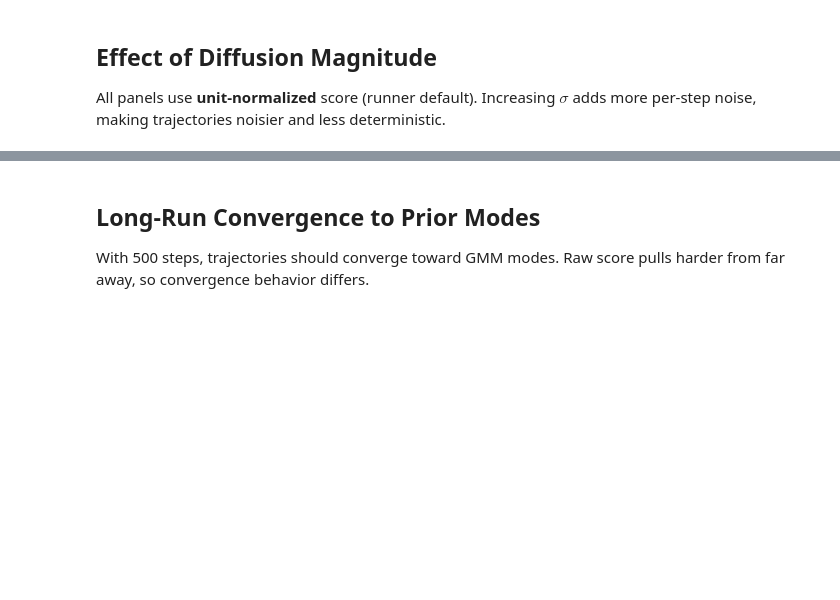
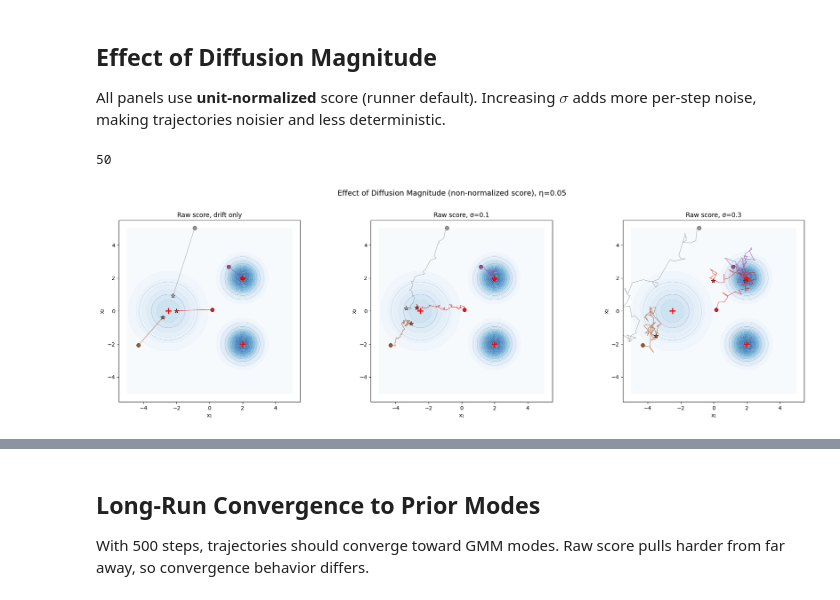
Before and after one commit to bjmedina/memory, a Jupyter notebook: notebooks/2d_trajectory_visualization.ipynb, the cells around one changed output, grey strips where cells are left out. Cells and saved outputs as stored; diff of their text form; code cells hidden in the pictures; blank space fills up the shorter version.

```diff
--- a/notebooks/2d_trajectory_visualization.ipynb
+++ b/notebooks/2d_trajectory_visualization.ipynb
@@ -150,4 +185,35 @@ plt.show()
 
 All panels use **unit-normalized** score (runner default). Increasing $\sigma$ adds more per-step noise,
 making trajectories noisier and less deterministic.
+# %%
+sigmas = [0.0, 0.1, 0.3]
+indices = rng_sel.choice(len(X0), size=n_traj, replace=False)
+
+n_traj = 4
+rng_sel = np.random.default_rng(77)
+indices = rng_sel.choice(len(X0), size=n_traj, replace=False)
+colors = plt.cm.Set1(np.linspace(0, 1, n_traj))
+
+SIGMA = 0.1
+SIGMA0 = 0.5
+ETA = 0.05
+N_STEPS = 50
+SEED = 43
+print(N_STEPS)
+fig, axes = plt.subplots(1, 3, figsize=(20, 6))
+for ax, sig in zip(axes, sigmas):
+    trajs = simulate_trajectories(
+        gmm, X0, indices,
+        sigma=sig, sigma0=SIGMA0, drift_step_size=ETA,
+        n_steps=N_STEPS, normalize_score=False, seed=SEED,
+    )
+    label = 'drift only' if sig == 0 else f'σ={sig}'
+    plot_trajectories(ax, gmm, trajs, f'Raw score, {label}', colors)
+
+fig.suptitle(f'Effect of Diffusion Magnitude (non-normalized score), η={ETA}', fontsize=14, y=1.02)
+fig.tight_layout()
+plt.show()
+# %% [output]
+50
+[figure, added]
 # %%
```
Also changed, not shown: parts of 7 cells of this notebook.
